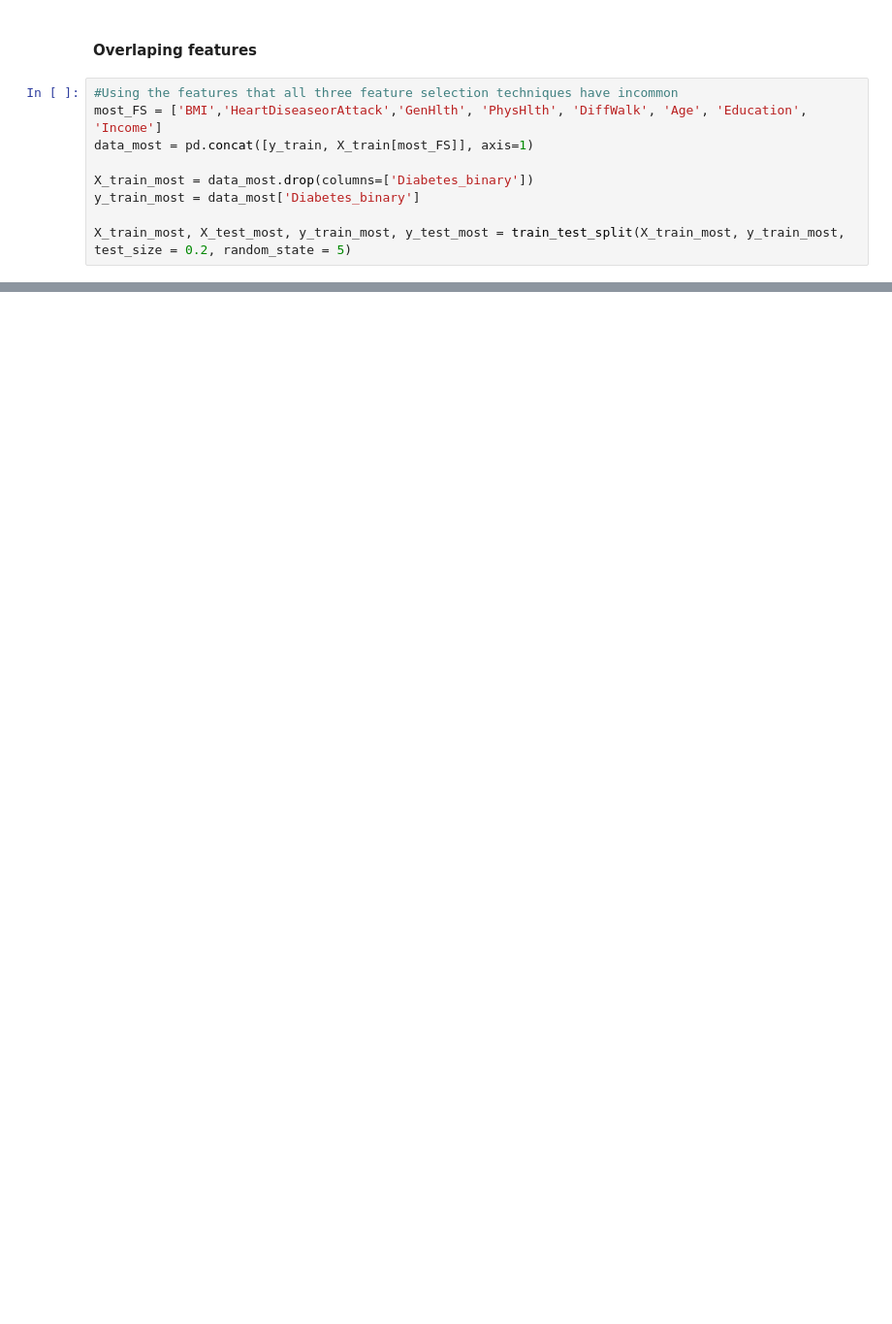
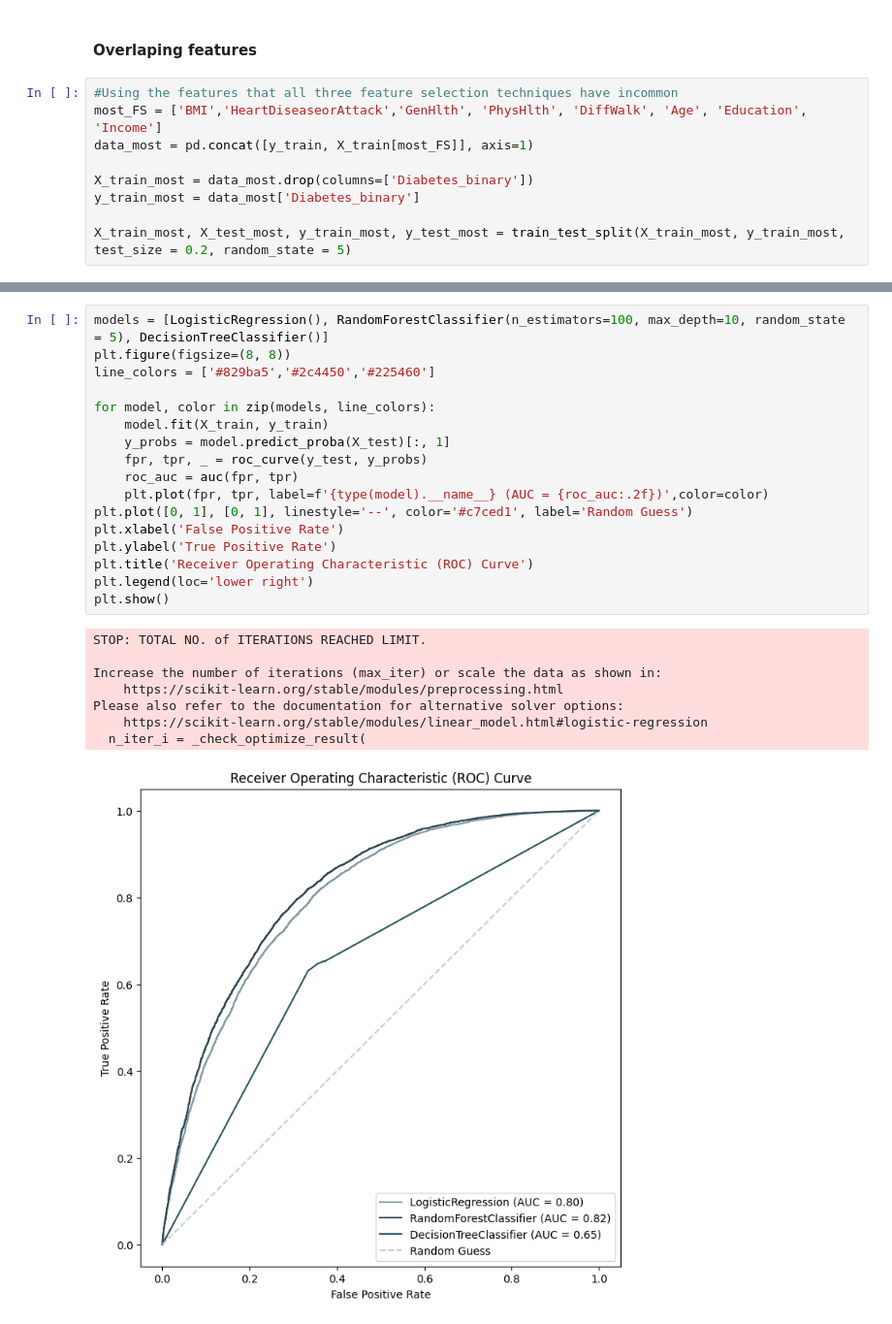
Before and after one commit to KristinaKatarina/ID2023, a Jupyter notebook: Projekt.ipynb, the cells around one changed output, grey strips where cells are left out. Shown at 97% size. Drawn from its saved outputs; the diff is of its cells as text; blank space fills up the shorter version.

```diff
--- a/Projekt.ipynb
+++ b/Projekt.ipynb
@@ -791,0 +866,26 @@ weighted avg       0.65      0.65      0.65     11311
+# %%
+models = [LogisticRegression(), RandomForestClassifier(n_estimators=100, max_depth=10, random_state = 5), DecisionTreeClassifier()]
+plt.figure(figsize=(8, 8))
+line_colors = ['#829ba5','#2c4450','#225460']
+
+for model, color in zip(models, line_colors):
+    model.fit(X_train, y_train)
+    y_probs = model.predict_proba(X_test)[:, 1]
+    fpr, tpr, _ = roc_curve(y_test, y_probs)
+    roc_auc = auc(fpr, tpr)
+    plt.plot(fpr, tpr, label=f'{type(model).__name__} (AUC = {roc_auc:.2f})',color=color)
+plt.plot([0, 1], [0, 1], linestyle='--', color='#c7ced1', label='Random Guess')
+plt.xlabel('False Positive Rate')
+plt.ylabel('True Positive Rate')
+plt.title('Receiver Operating Characteristic (ROC) Curve')
+plt.legend(loc='lower right')
+plt.show()
+# %% [output]
+STOP: TOTAL NO. of ITERATIONS REACHED LIMIT.
+
+Increase the number of iterations (max_iter) or scale the data as shown in:
+    https://scikit-learn.org/stable/modules/preprocessing.html
+Please also refer to the documentation for alternative solver options:
+    https://scikit-learn.org/stable/modules/linear_model.html#logistic-regression
+  n_iter_i = _check_optimize_result(
+[figure, added]
```
Also changed, not shown: parts of 17 cells of this notebook.
